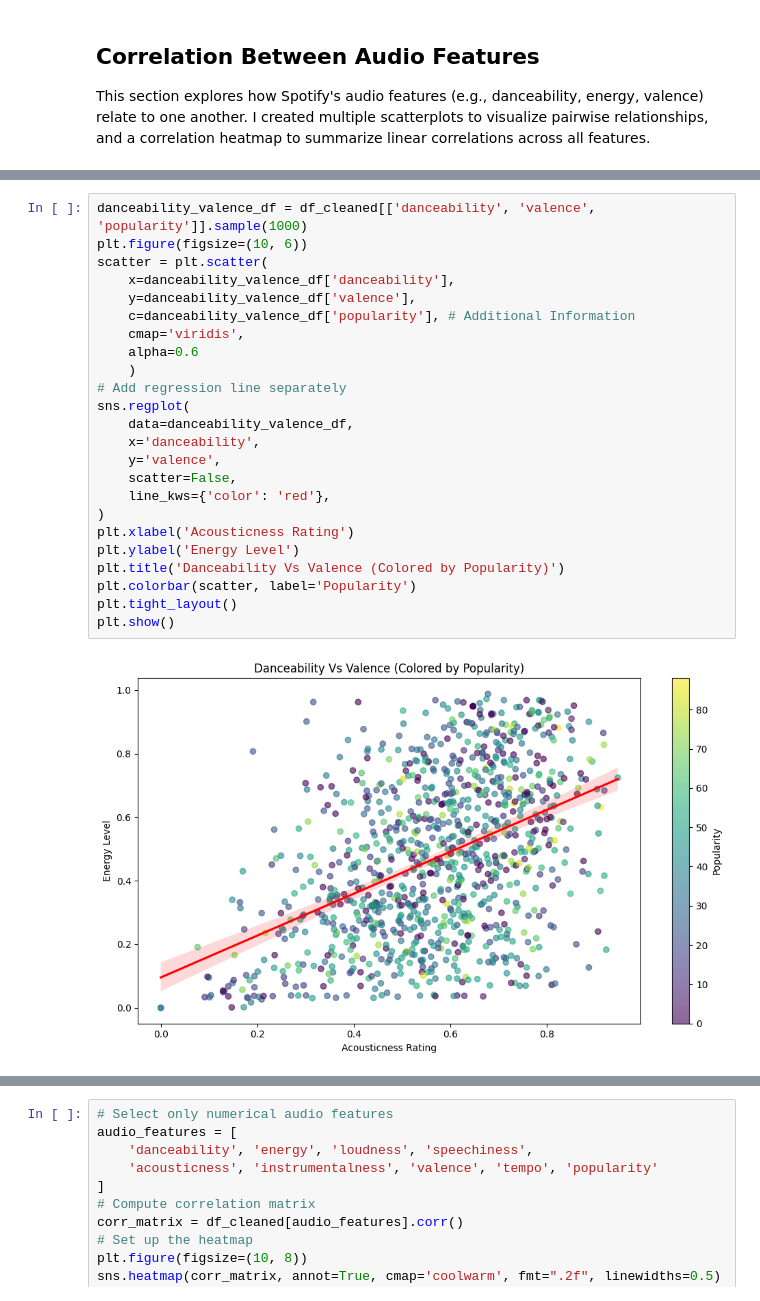
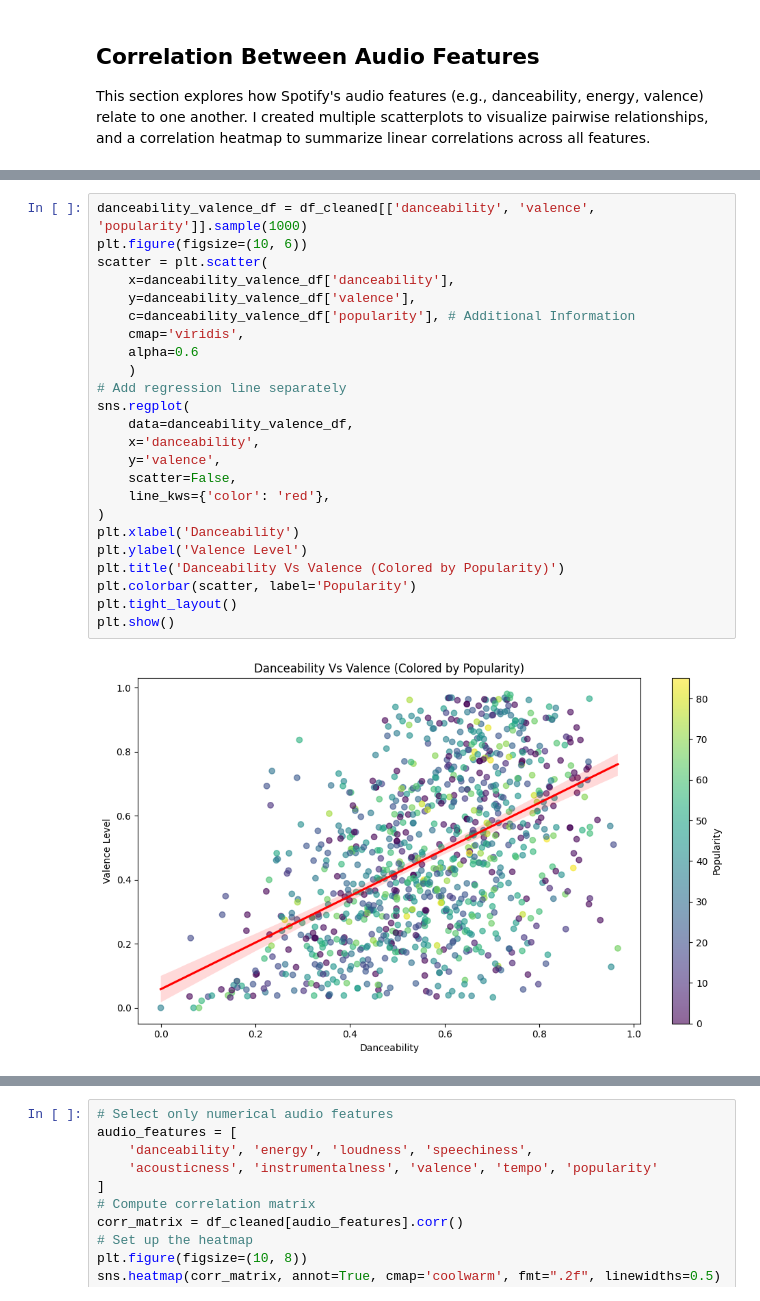
Before and after one commit to schao021/Spotify_Analysis, a Jupyter notebook: spotify_analysis.ipynb, the cells around one changed output, grey strips where cells are left out. Drawn from its saved outputs; the diff is of its cells as text.

```diff
--- a/spotify_analysis.ipynb
+++ b/spotify_analysis.ipynb
@@ -330,26 +348,26 @@ plt.show()
 # %%
 danceability_valence_df = df_cleaned[['danceability', 'valence', 'popularity']].sample(1000)
 plt.figure(figsize=(10, 6))
 scatter = plt.scatter(
     x=danceability_valence_df['danceability'],
     y=danceability_valence_df['valence'],
     c=danceability_valence_df['popularity'], # Additional Information
     cmap='viridis',
     alpha=0.6
     )
 # Add regression line separately
 sns.regplot(
     data=danceability_valence_df,
     x='danceability',
     y='valence',
     scatter=False,
     line_kws={'color': 'red'},
 )
-plt.xlabel('Acousticness Rating')
-plt.ylabel('Energy Level')
+plt.xlabel('Danceability')
+plt.ylabel('Valence Level')
 plt.title('Danceability Vs Valence (Colored by Popularity)')
 plt.colorbar(scatter, label='Popularity')
 plt.tight_layout()
 plt.show()
 # %% [output]
-[figure, old version]
+[figure, new version]
```
Also changed, not shown: parts of 15 cells of this notebook, 12 other files.
